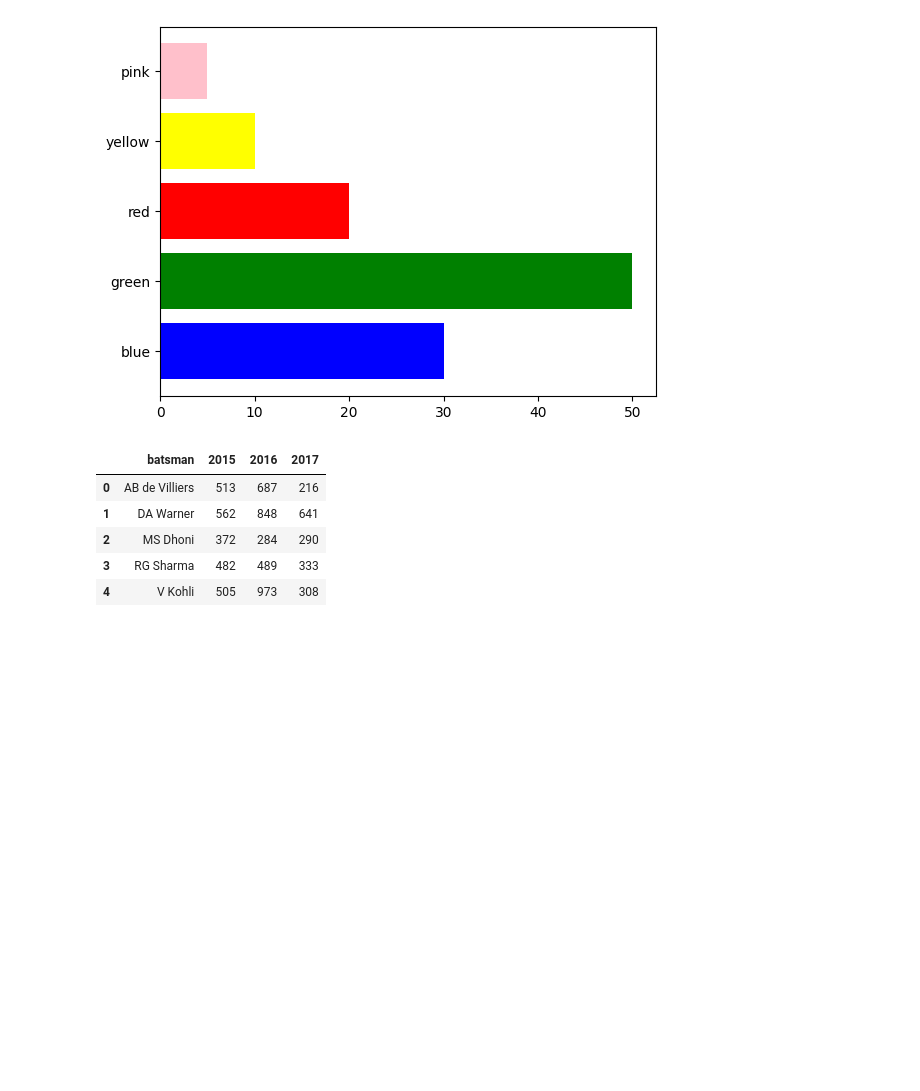
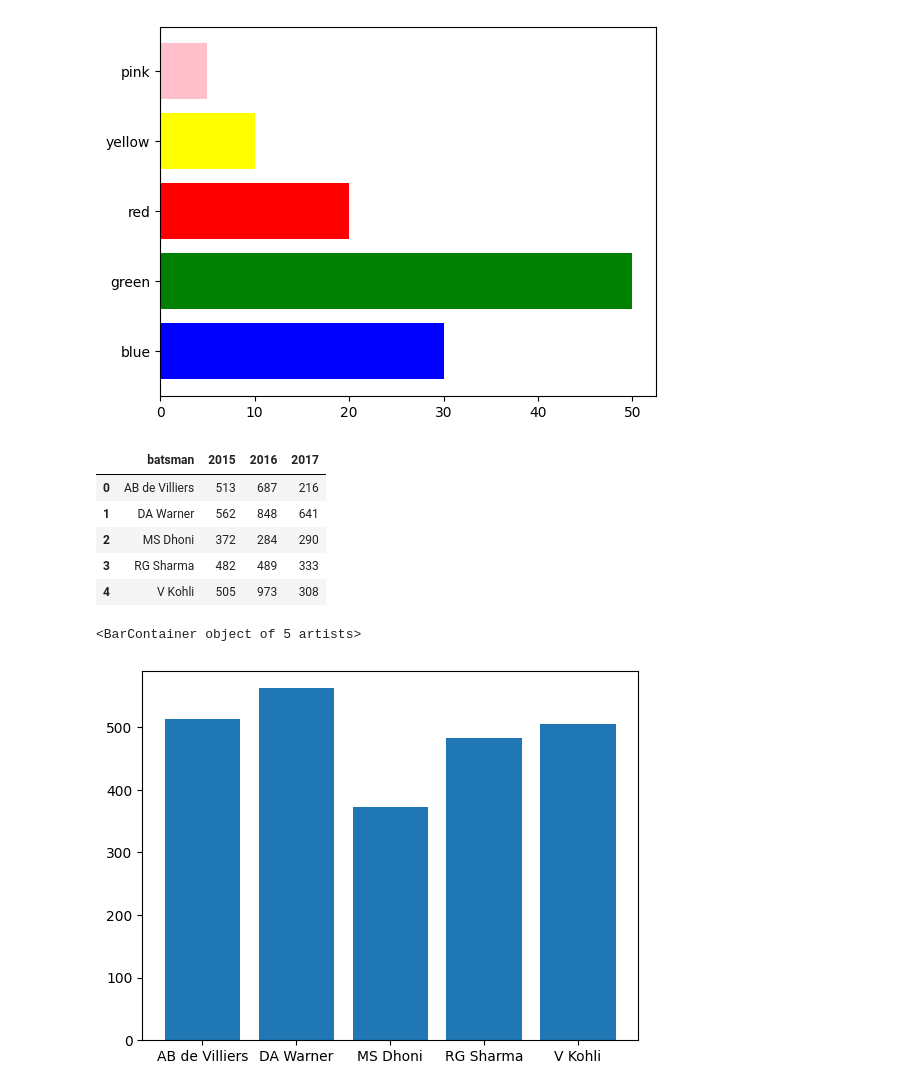
Before and after one commit to JayTheCoder77/DataAnalysisLibraries, a Jupyter notebook: matplotlib/Session23/session23.ipynb, the cells around one changed output. Cells and saved outputs as stored; diff of their text form; code cells hidden in the pictures; blank space fills up the shorter version.

```diff
--- a/matplotlib/Session23/session23.ipynb
+++ b/matplotlib/Session23/session23.ipynb
@@ -204,3 +204,8 @@ df
 | 2 | MS Dhoni | 372 | 284 | 290 |
 | 3 | RG Sharma | 482 | 489 | 333 |
 | 4 | V Kohli | 505 | 973 | 308 |
+# %%
+plt.bar(df['batsman'],df['2015'])
+# %% [output]
+<BarContainer object of 5 artists>
+[figure, added]
```
Also changed, not shown: parts of 23 cells of this notebook.
